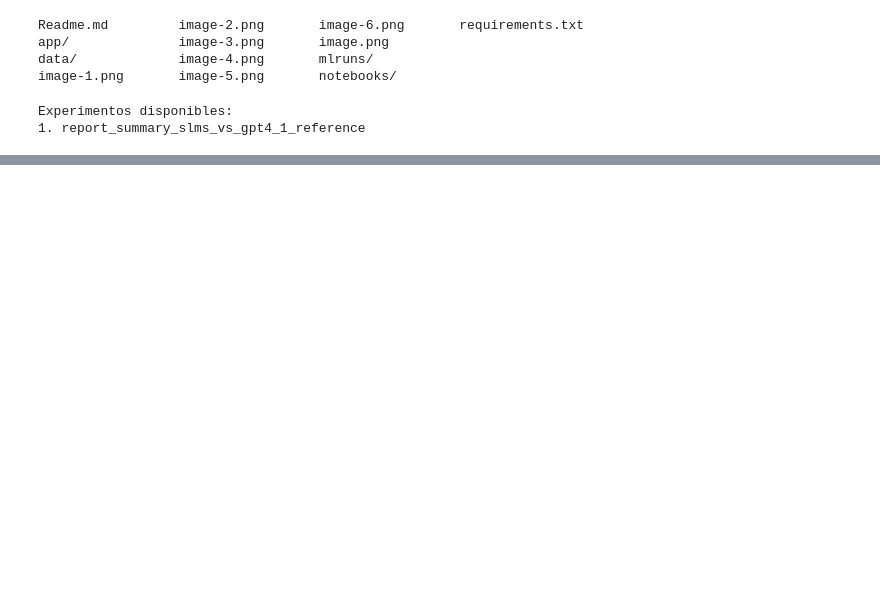
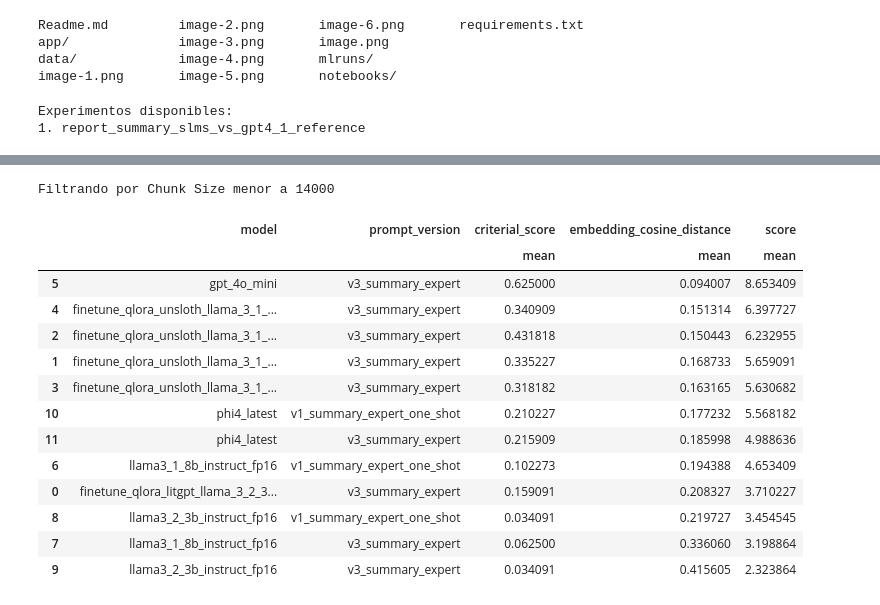
Before and after one commit to AndresR2909/poc-summary, a Jupyter notebook: notebooks/test_mlflow.ipynb, the cells around one changed output, grey strips where cells are left out. Cells and saved outputs as stored; diff of their text form; code cells hidden in the pictures; blank space fills up the shorter version.

```diff
--- a/notebooks/test_mlflow.ipynb
+++ b/notebooks/test_mlflow.ipynb
@@ -281,0 +256,33 @@ with pd.option_context('display.max_rows', None, 'display.max_columns', None, 'd
+# %%
+context = 14000 # block_size=8192 or max_seq_length: 4096, # valor maximo promedio de los ultimos años sin canal USACRIPTOMONEDAS = 6000
+# Filtrar y agrupar dataset por Chunk Size y Prompt, sacar promedio del resto de columnas
+print(f"Filtrando por Chunk Size menor a {context}")
+# Agrupar por 'model' y 'prompt_version' y calcular estadísticas agregadas
+df_grouped_1 = (
+    df_joined[df_joined["slm_tokens"]<=context].drop(columns=["video_id", "channel_name","slm_tokens"])
+    .groupby(["model", "prompt_version"])
+     #.agg(['mean','median','std','min','max'])
+    .agg(['mean'])
+    .reset_index()
+)
+df_grouped_1 = df_grouped_1.sort_values(('score', 'mean'), ascending=False)
+df_grouped_1.to_csv(f"data/results/results_{context}.csv")
+# Para mostrar el contenido completo del DataFrame sin truncar columnas o filas
+with pd.option_context('display.max_rows', None, 'display.max_columns', None, 'display.width', None, 'display.max_colwidth', None):
+    display(df_grouped_1)
+# %% [output]
+Filtrando por Chunk Size menor a 14000
+|  | model | prompt_version | criterial_score | embedding_cosine_distance | score |
+|  |  |  | mean | mean | mean |
+| 5 | gpt_4o_mini | v3_summary_expert | 0.625000 | 0.094007 | 8.653409 |
+| 4 | finetune_qlora_unsloth_llama_3_1_... | v3_summary_expert | 0.340909 | 0.151314 | 6.397727 |
+| 2 | finetune_qlora_unsloth_llama_3_1_... | v3_summary_expert | 0.431818 | 0.150443 | 6.232955 |
+| 1 | finetune_qlora_unsloth_llama_3_1_... | v3_summary_expert | 0.335227 | 0.168733 | 5.659091 |
+| 3 | finetune_qlora_unsloth_llama_3_1_... | v3_summary_expert | 0.318182 | 0.163165 | 5.630682 |
+| 10 | phi4_latest | v1_summary_expert_one_shot | 0.210227 | 0.177232 | 5.568182 |
+| 11 | phi4_latest | v3_summary_expert | 0.215909 | 0.185998 | 4.988636 |
+| 6 | llama3_1_8b_instruct_fp16 | v1_summary_expert_one_shot | 0.102273 | 0.194388 | 4.653409 |
+| 0 | finetune_qlora_litgpt_llama_3_2_3... | v3_summary_expert | 0.159091 | 0.208327 | 3.710227 |
+| 8 | llama3_2_3b_instruct_fp16 | v1_summary_expert_one_shot | 0.034091 | 0.219727 | 3.454545 |
+| 7 | llama3_1_8b_instruct_fp16 | v3_summary_expert | 0.062500 | 0.336060 | 3.198864 |
+| 9 | llama3_2_3b_instruct_fp16 | v3_summary_expert | 0.034091 | 0.415605 | 2.323864 |
```
Also changed, not shown: parts of 14 cells of this notebook.
